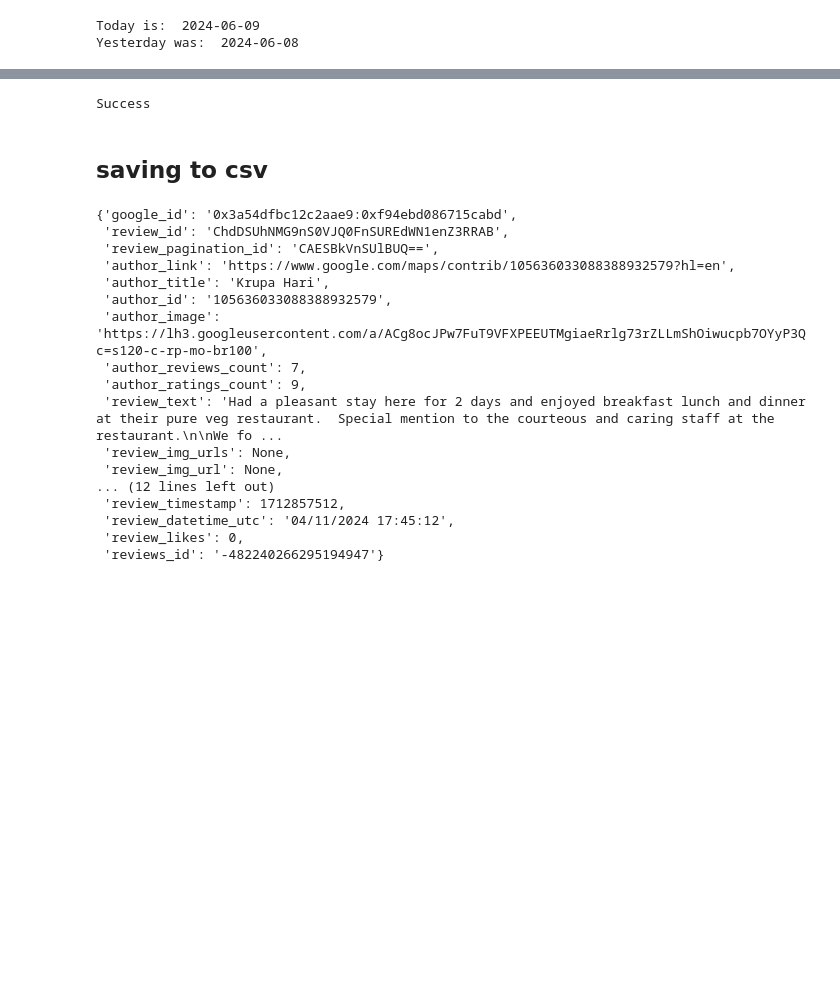
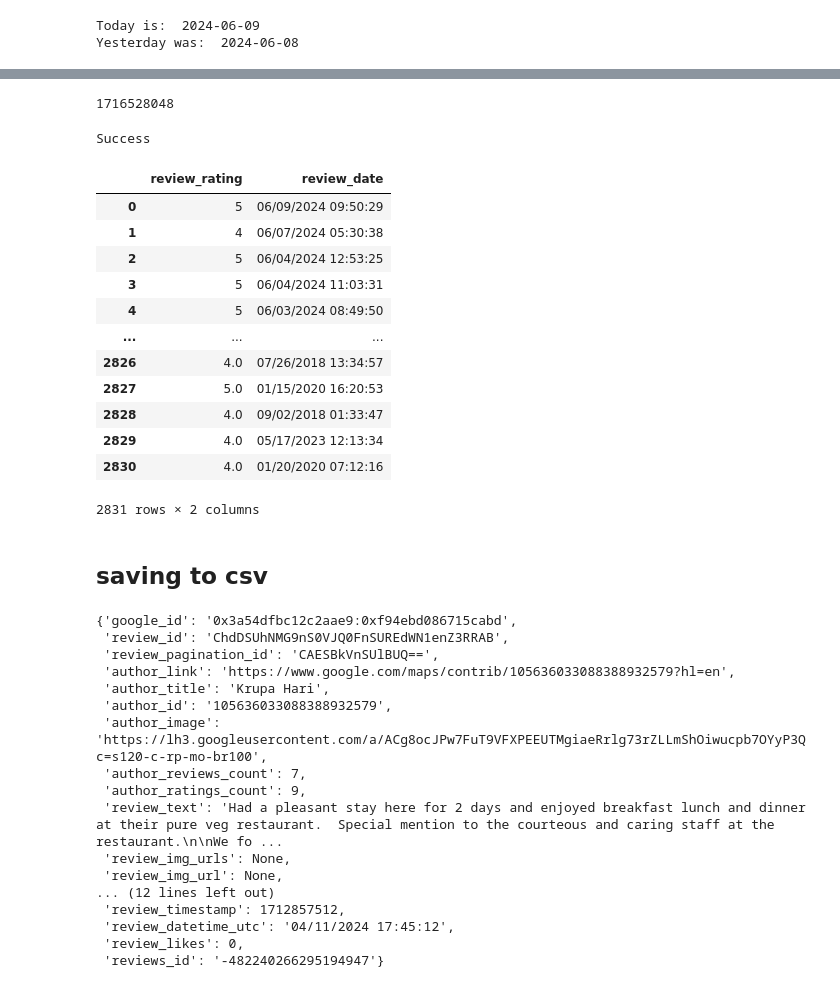
Before and after one commit to soorya-venkatesh/hotel_insights_streamlit, a Jupyter notebook: test.ipynb, the cells around one changed output, grey strips where cells are left out. Saved outputs shown, nothing was run; the diff lists cells and outputs as text; code cells hidden in the pictures; blank space fills up the shorter version.

Commit message:
scrape reviews initial commit

```diff
--- a/test.ipynb
+++ b/test.ipynb
@@ -94,5 +67,15 @@ results = client.google_maps_reviews(['ChIJ6arCErzfVDoRvcoVZwi9Tvk'], reviews_li
+# %%
+df=pd.read_csv('./sadhabishegam_reviews1.csv')
+df['review_date']=pd.to_datetime(df['review_date'])
+df=df.sort_values('review_date',ascending=False).reset_index(drop=True)
+latest_date=int(df['review_date'].loc[0].timestamp())
+# latest_date_int=to_integer(latest_date)
+# %%
+latest_date
+# %% [output]
+1716528048
 # %%
-results = client.google_maps_reviews(['ChIJ6arCErzfVDoRvcoVZwi9Tvk'], reviews_limit=1, language='en',sort='newest',async_request=True)
+results = client.google_maps_reviews(['ChIJ6arCErzfVDoRvcoVZwi9Tvk'], reviews_limit=10,cutoff=latest_date,language='en',sort='newest',async_request=True)
 attempts = 5 # retry 5 times
 while attempts: # stop when no more attempts are left or when no more running request ids
     attempts -= 1
@@ -108,6 +91,31 @@ while attempts: # stop when no more attempts are left or when no more running re
 # outscrapper_results=client.get_request_archive('a-22b81a6f-fbec-4f62-87b6-66ad431cec5f')
 # %% [output]
 Success
+# %%
+df=pd.DataFrame(columns=['review_rating','review_date'],index=range(len(outscrapper_result['data'][0]['reviews_data'])))
+for id,element in enumerate(outscrapper_result['data'][0]['reviews_data']):
+    # df.loc[id,'review_id']=element['review_id']
+    df.loc[id,'review_rating']=element['review_rating']
+    df.loc[id,'review_date']=element['review_datetime_utc']
+    # df.loc[id,'review_text']=element['review_text']
+# %%
+old_df=pd.read_csv('sadhabishegam_reviews1.csv')
+# %%
+pd.concat([df, old_df], ignore_index=True, sort=False)
+# %% [output]
+|  | review_rating | review_date |
+| 0 | 5 | 06/09/2024 09:50:29 |
+| 1 | 4 | 06/07/2024 05:30:38 |
+| 2 | 5 | 06/04/2024 12:53:25 |
+| 3 | 5 | 06/04/2024 11:03:31 |
+| 4 | 5 | 06/03/2024 08:49:50 |
+| ... | ... | ... |
+| 2826 | 4.0 | 07/26/2018 13:34:57 |
+| 2827 | 5.0 | 01/15/2020 16:20:53 |
+| 2828 | 4.0 | 09/02/2018 01:33:47 |
+| 2829 | 4.0 | 05/17/2023 12:13:34 |
+| 2830 | 4.0 | 01/20/2020 07:12:16 |
+2831 rows × 2 columns
 # %%
 # with open("./sadhabishegam_reviews", "wb") as fp:   #Pickling
 #     pickle.dump(x, fp)
```
Also changed, not shown: parts of 9 cells of this notebook, 2 other files.
